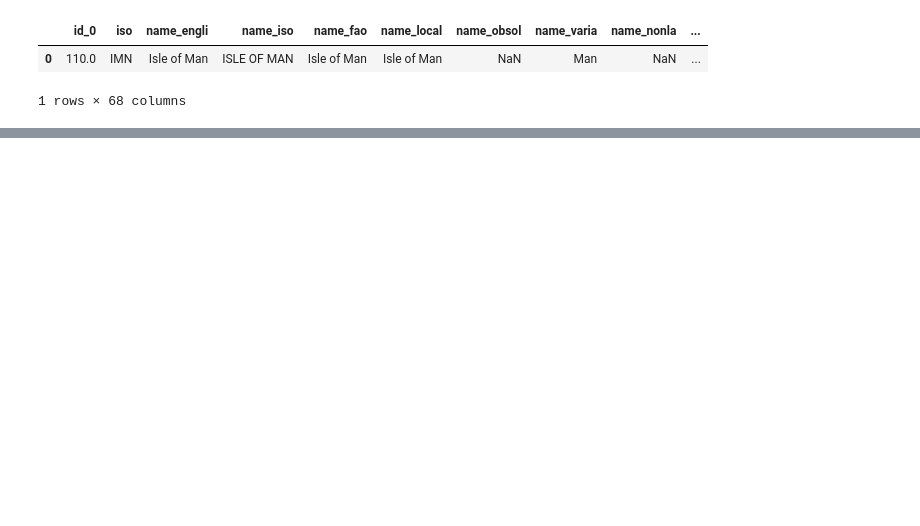
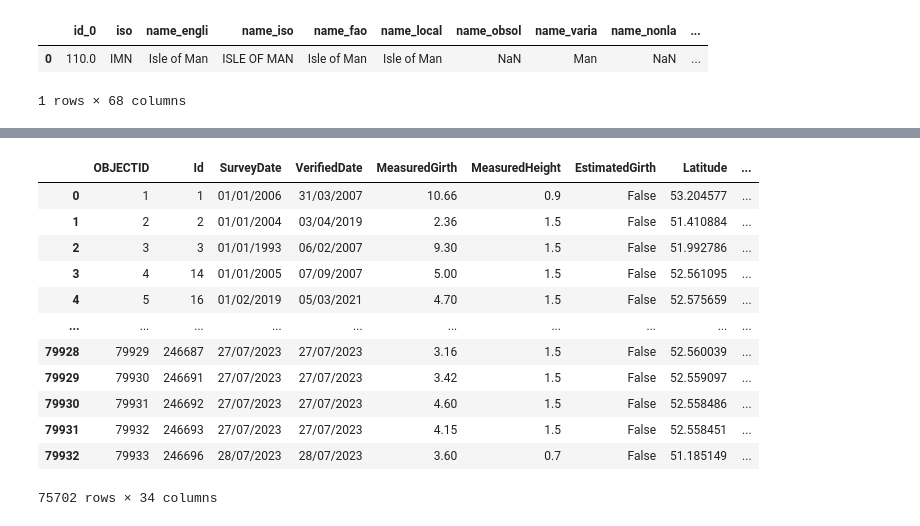
Before and after one commit to tabular18/ancient-trees, a Jupyter notebook: ancientTreeEDA.ipynb, the cells around one changed output, grey strips where cells are left out. Cells and saved outputs as stored; diff of their text form; code cells hidden in the pictures; blank space fills up the shorter version.

```diff
--- a/ancientTreeEDA.ipynb
+++ b/ancientTreeEDA.ipynb
@@ -1108,0 +1044,16 @@ shape
+# %%
+markers[markers.SpeciesGroup.str.lower().isin(species_groups)]
+# %% [output]
+|  | OBJECTID | Id | SurveyDate | VerifiedDate | MeasuredGirth | MeasuredHeight | EstimatedGirth | Latitude | ... |
+| 0 | 1 | 1 | 01/01/2006 | 31/03/2007 | 10.66 | 0.9 | False | 53.204577 | ... |
+| 1 | 2 | 2 | 01/01/2004 | 03/04/2019 | 2.36 | 1.5 | False | 51.410884 | ... |
+| 2 | 3 | 3 | 01/01/1993 | 06/02/2007 | 9.30 | 1.5 | False | 51.992786 | ... |
+| 3 | 4 | 14 | 01/01/2005 | 07/09/2007 | 5.00 | 1.5 | False | 52.561095 | ... |
+| 4 | 5 | 16 | 01/02/2019 | 05/03/2021 | 4.70 | 1.5 | False | 52.575659 | ... |
+| ... | ... | ... | ... | ... | ... | ... | ... | ... | ... |
+| 79928 | 79929 | 246687 | 27/07/2023 | 27/07/2023 | 3.16 | 1.5 | False | 52.560039 | ... |
+| 79929 | 79930 | 246691 | 27/07/2023 | 27/07/2023 | 3.42 | 1.5 | False | 52.559097 | ... |
+| 79930 | 79931 | 246692 | 27/07/2023 | 27/07/2023 | 4.60 | 1.5 | False | 52.558486 | ... |
+| 79931 | 79932 | 246693 | 27/07/2023 | 27/07/2023 | 4.15 | 1.5 | False | 52.558451 | ... |
+| 79932 | 79933 | 246696 | 28/07/2023 | 28/07/2023 | 3.60 | 0.7 | False | 51.185149 | ... |
+75702 rows × 34 columns
```
Also changed, not shown: parts of 16 cells of this notebook, 11 other files.
